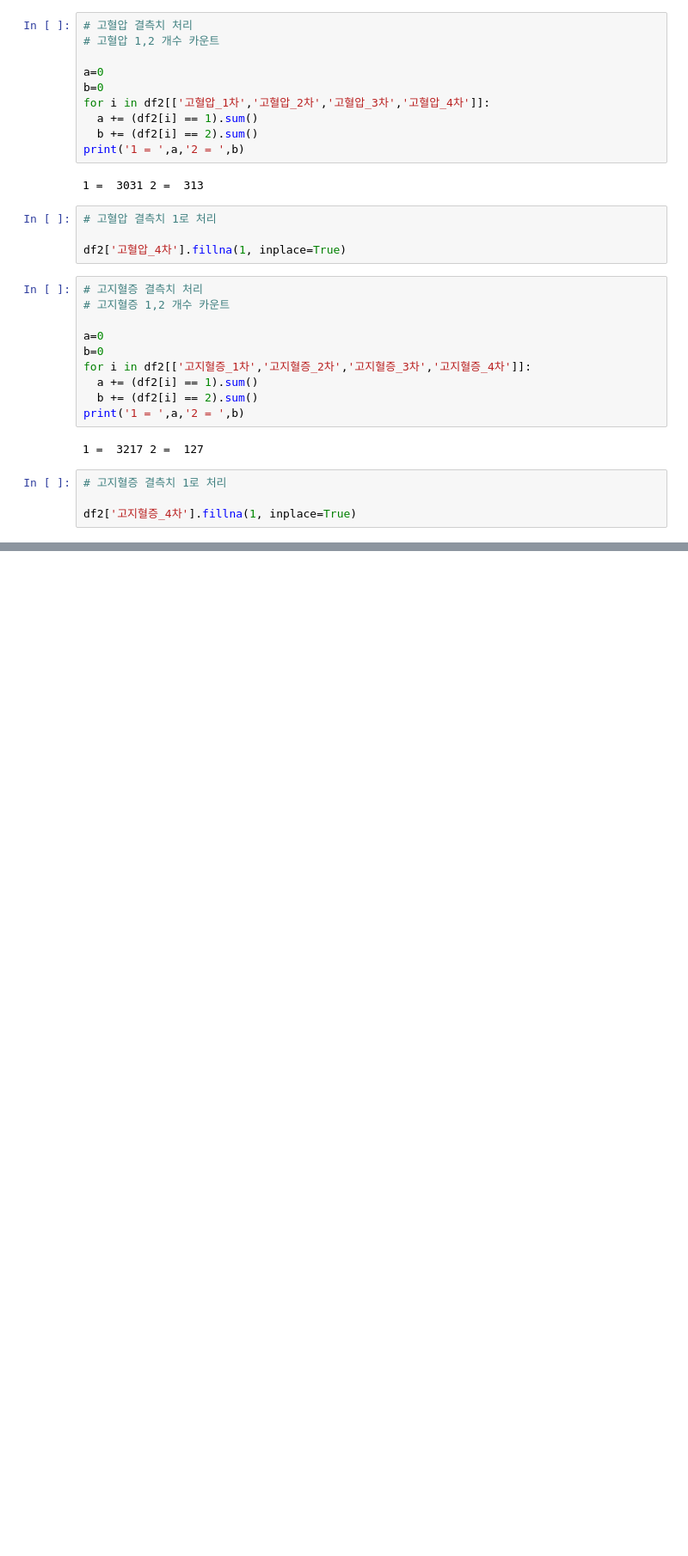
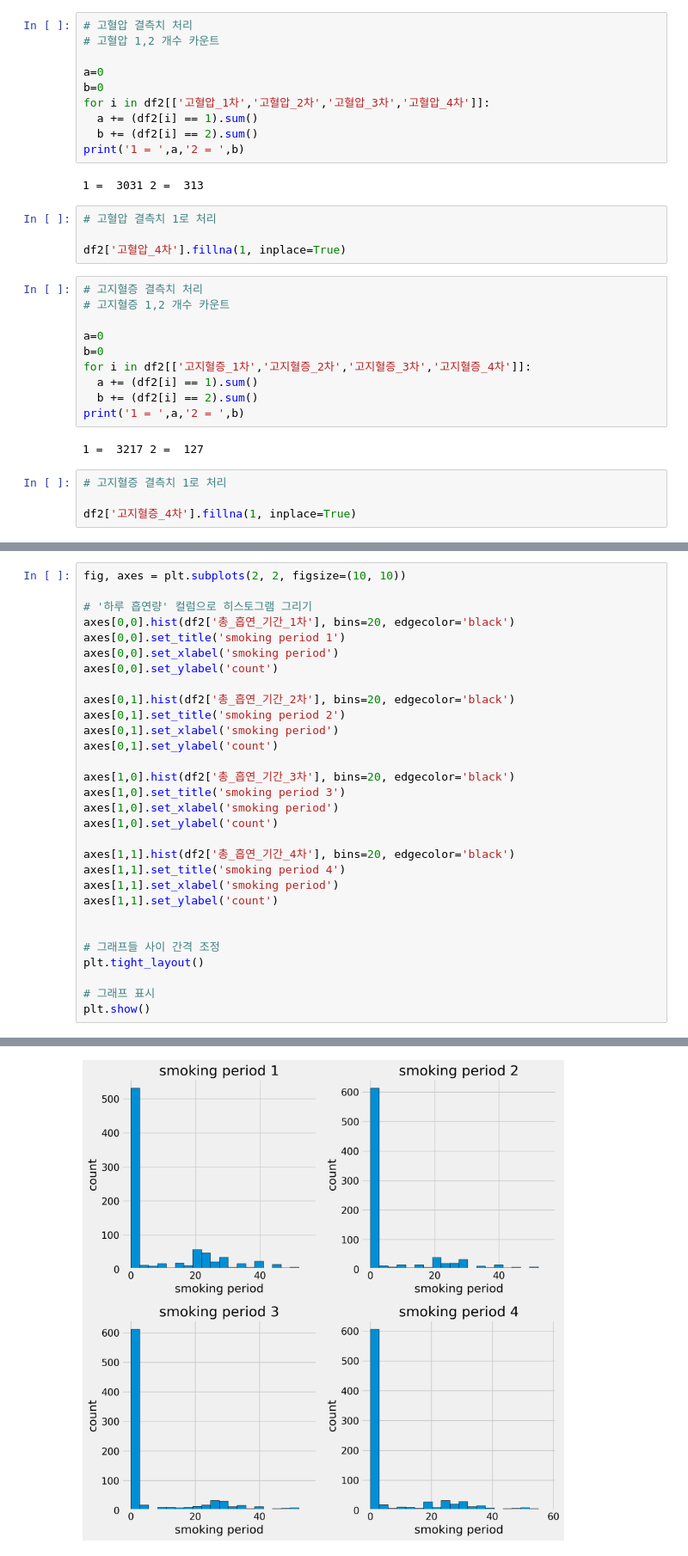
Before and after one commit to JOyongho4/DARTB4, a Jupyter notebook: 토이프로젝트_조용호.ipynb, the cells around one changed output, grey strips where cells are left out. Shown at 86% size. Saved outputs shown, nothing was run; the diff lists cells and outputs as text; blank space fills up the shorter version.

```diff
--- a/토이프로젝트_조용호.ipynb
+++ b/토이프로젝트_조용호.ipynb
@@ -617,0 +734,31 @@ missing_plot(df2, 'Missing Values (count & %)')
+# %%
+fig, axes = plt.subplots(2, 2, figsize=(10, 10))
+
+# '하루 흡연량' 컬럼으로 히스토그램 그리기
+axes[0,0].hist(df2['총_흡연_기간_1차'], bins=20, edgecolor='black')
+axes[0,0].set_title('smoking period 1')
+axes[0,0].set_xlabel('smoking period')
+axes[0,0].set_ylabel('count')
+
+axes[0,1].hist(df2['총_흡연_기간_2차'], bins=20, edgecolor='black')
+axes[0,1].set_title('smoking period 2')
+axes[0,1].set_xlabel('smoking period')
+axes[0,1].set_ylabel('count')
+
+axes[1,0].hist(df2['총_흡연_기간_3차'], bins=20, edgecolor='black')
+axes[1,0].set_title('smoking period 3')
+axes[1,0].set_xlabel('smoking period')
+axes[1,0].set_ylabel('count')
+
+axes[1,1].hist(df2['총_흡연_기간_4차'], bins=20, edgecolor='black')
+axes[1,1].set_title('smoking period 4')
+axes[1,1].set_xlabel('smoking period')
+axes[1,1].set_ylabel('count')
+
+
+# 그래프들 사이 간격 조정
+plt.tight_layout()
+
+# 그래프 표시
+plt.show()
+# %% [output]
@@ -617,0 +782 @@ missing_plot(df2, 'Missing Values (count & %)')
+[figure, added]
```
Also changed, not shown: parts of 33 cells of this notebook.
